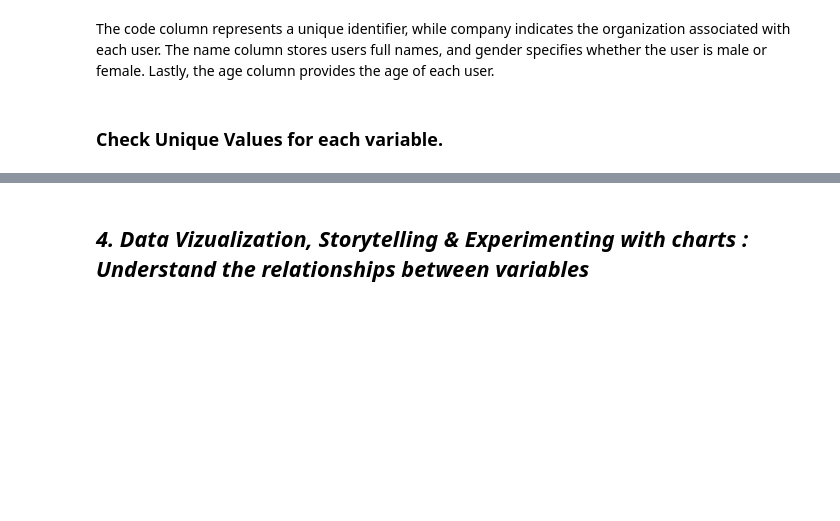
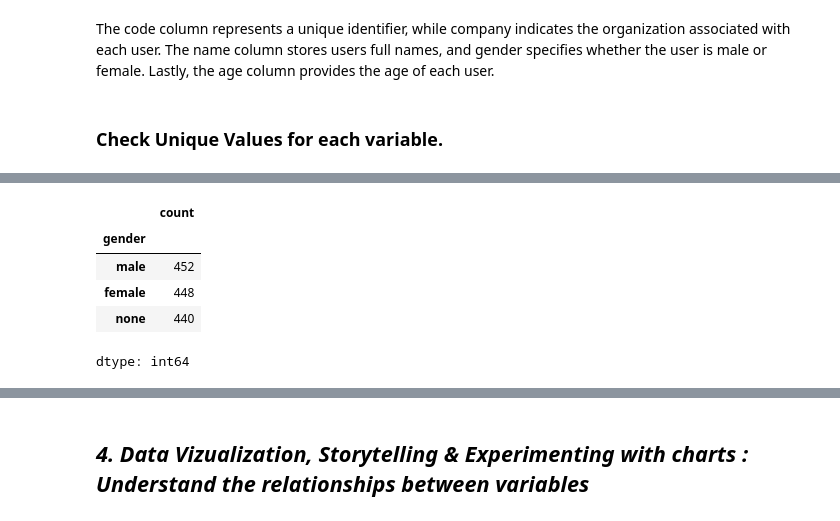
Before and after one commit to Ayushx29/Voyage-Analytics-Integrating-MLOps-in-Travel-Productionization-of-ML-Systems, a Jupyter notebook: Gender_Classification.ipynb, the cells around one changed output, grey strips where cells are left out. Drawn from its saved outputs; the diff is of its cells as text; code cells hidden in the pictures; blank space fills up the shorter version.

```diff
--- a/Gender_Classification.ipynb
+++ b/Gender_Classification.ipynb
@@ -169,0 +316,9 @@ users_df.nunique()
+# %%
+users_df['gender'].value_counts()
+# %% [output]
+|  | count |
+| gender |  |
+| male | 452 |
+| female | 448 |
+| none | 440 |
+dtype: int64
```
Also changed, not shown: parts of 27 cells of this notebook.
